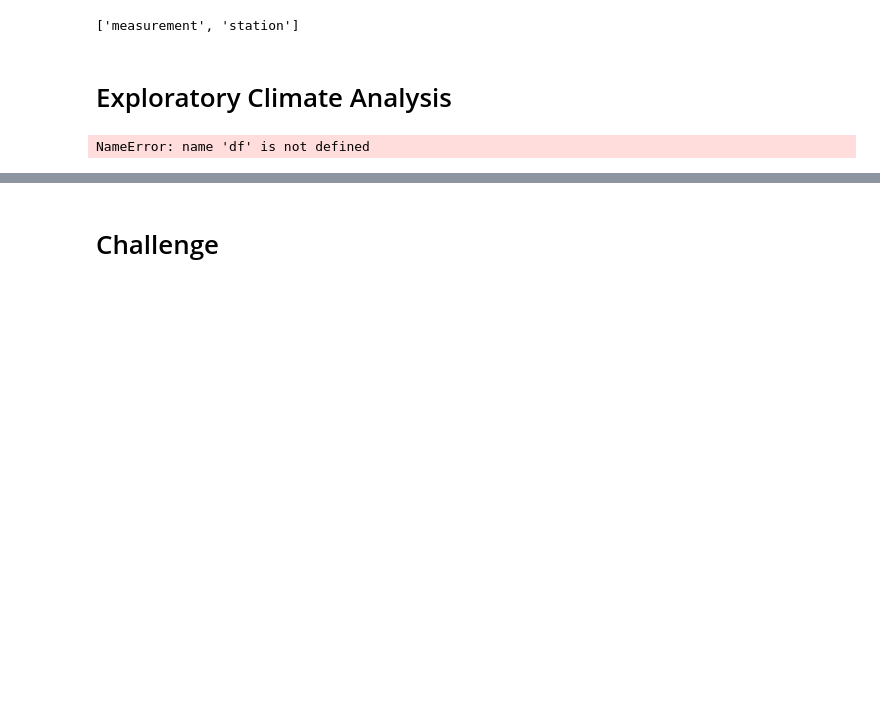
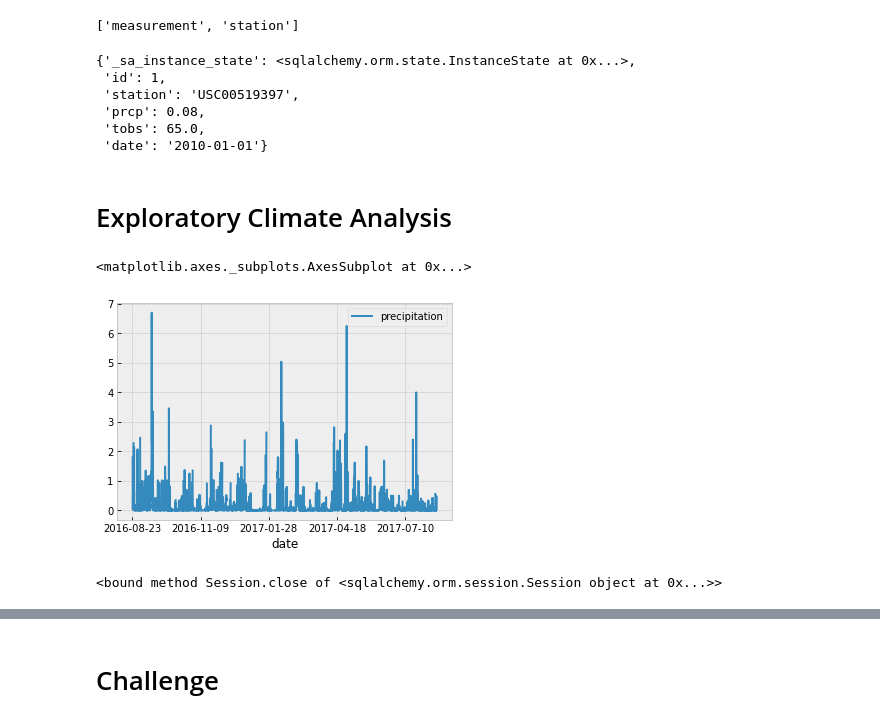
Before and after one commit to Duegan24/surfs_up, a Jupyter notebook: climate_analysis.ipynb, the cells around one changed output, grey strips where cells are left out. Cells and saved outputs as stored; diff of their text form; code cells hidden in the pictures; blank space fills up the shorter version.

```diff
--- a/climate_analysis.ipynb
+++ b/climate_analysis.ipynb
@@ -35,28 +35,44 @@ Station = Base.classes.station
 # %%
 # Create our session (link) from Python to the DB
 session = Session(engine)
+# %%
+session.query(Measurement).first().__dict__
+# %% [output]
+{'_sa_instance_state': <sqlalchemy.orm.state.InstanceState at 0x...>,
+ 'id': 1,
+ 'station': 'USC00519397',
+ 'prcp': 0.08,
+ 'tobs': 65.0,
+ 'date': '2010-01-01'}
 # %% [markdown]
 # Exploratory Climate Analysis
 # %%
 # Design a query to retrieve the last 12 months of precipitation data and plot the results.
 #Starting from the last data point in the database.
 
 # Calculate the date one year from the last date in data set.
 prev_year = dt.date(2017, 8, 23) - dt.timedelta(days=365)
 # Perform a query to retrieve the data and precipitation scores
 results = []
 results = session.query(Measurement.date, Measurement.prcp).filter(Measurement.date >= prev_year).all()
 
+df = pd.DataFrame()
 # Save the query results as a Pandas DataFrame and set the index to the date column
-df = pd.DataFrame(results, columns=['date','precipitation']).set_index(df['date'])
+df = pd.DataFrame(results, columns=['date','precipitation'])
+df.set_index(df['date'], inplace=True)
 
 # Sort the dataframe by date
 df = df.sort_index()
 
 # Use Pandas Plotting with Matplotlib to plot the data
 df.plot()
 # %% [output]
-NameError: name 'df' is not defined
+<matplotlib.axes._subplots.AxesSubplot at 0x...>
+[figure, added]
+# %%
+session.close
+# %% [output]
+<bound method Session.close of <sqlalchemy.orm.session.Session object at 0x...>>
 # %%
 # Use Pandas to calcualte the summary statistics for the precipitation data
 df.describe()
```
Also changed, not shown: parts of 11 cells of this notebook, 1 other file.
